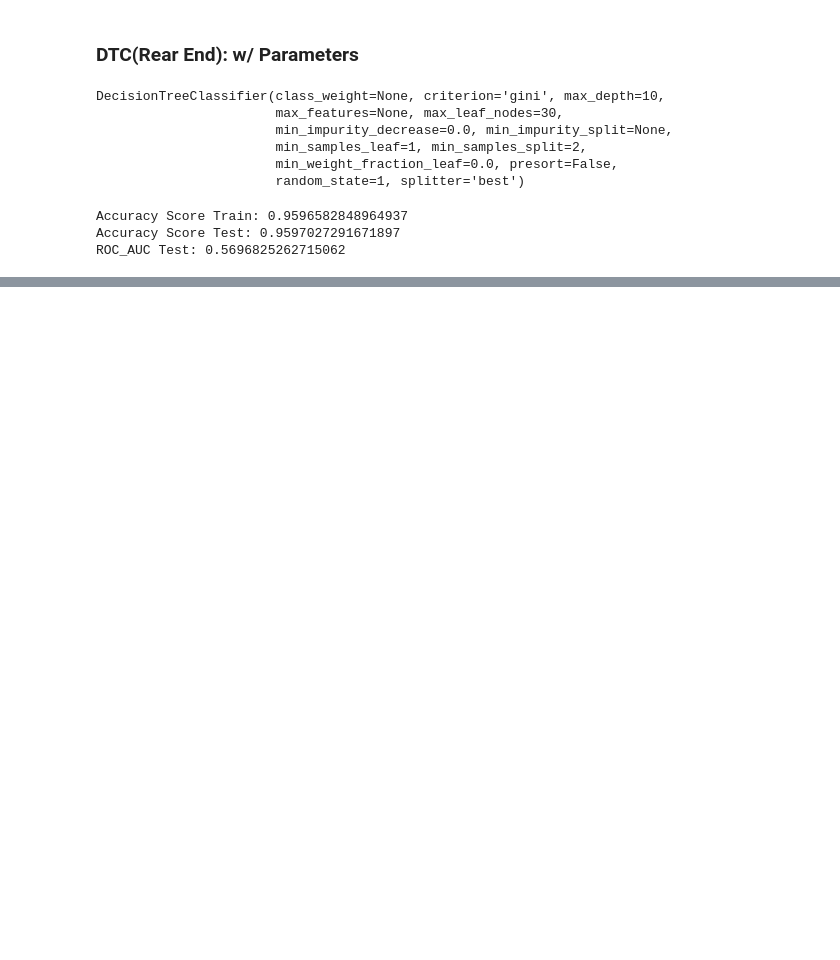
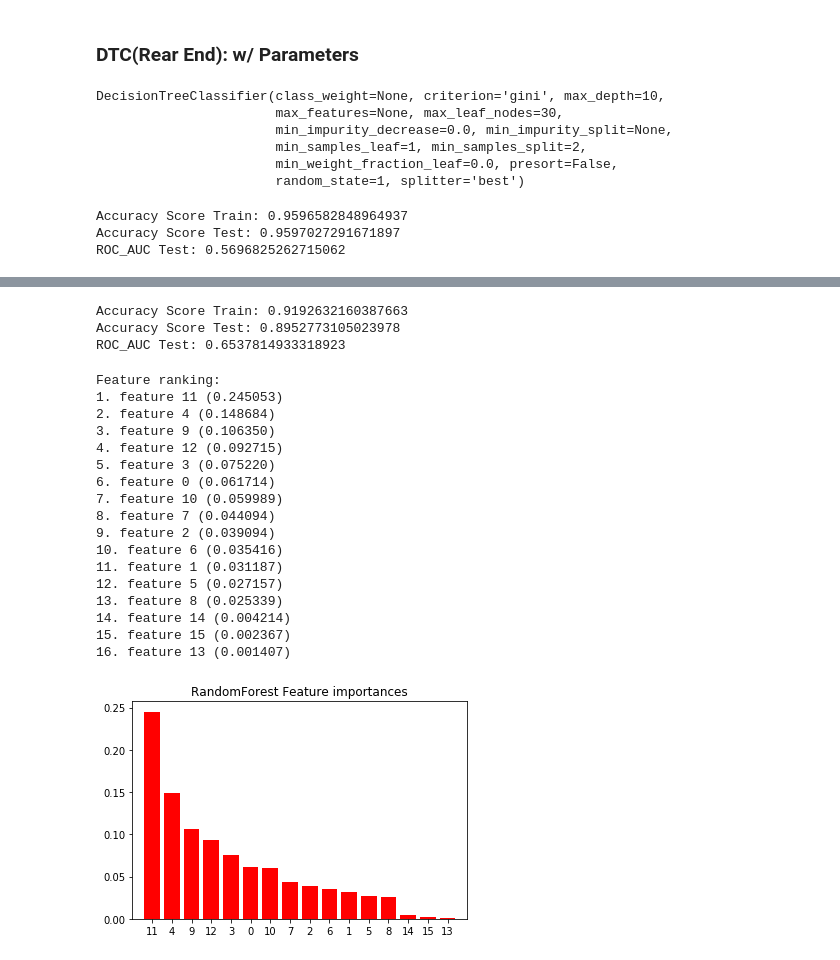
Before and after one commit to LeDorean/Chicago_car_crash_prediction, a Jupyter notebook: notebooks/Rd2.ipynb, the cells around one changed output, grey strips where cells are left out. Cells and saved outputs as stored; diff of their text form; code cells hidden in the pictures; blank space fills up the shorter version.

Commit message:
Random Forest Classifier done

```diff
--- a/notebooks/Rd2.ipynb
+++ b/notebooks/Rd2.ipynb
@@ -347,0 +350,4 @@ ROC_AUC Test: 0.5696825262715062
+# %%
+rf = RandomForestClassifier(class_weight='balanced', random_state=1)
+X_train, X_test, y_train, y_test = train_test_split(X, y, test_size=0.20, random_state=42, stratify=y)
+rf.fit(X_train, y_train)
@@ -347,0 +365,46 @@ ROC_AUC Test: 0.5696825262715062
+# %%
+print(f'Accuracy Score Train: {accuracy_score(y_train, y_train_pred)}')
+print(f'Accuracy Score Test: {accuracy_score(y_test, y_test_pred)}')
+print(f'ROC_AUC Test: {roc_auc_score(y_test, y_test_pred)}')
+# ROC_AUC: It tells how much a model is capable of distinguishing between classes.
+# %% [output]
+Accuracy Score Train: 0.9192632160387663
+Accuracy Score Test: 0.8952773105023978
+ROC_AUC Test: 0.6537814933318923
+# %%
+importances = rf.feature_importances_
+indices = np.argsort(importances)[::-1]
+
+# Print the feature ranking
+print("Feature ranking:")
+
+for f in range(X.shape[1]):
+    print("%d. feature %d (%f)" % (f + 1, indices[f], importances[indices[f]]))
+
+# Plot the feature importances of the forest
+plt.figure()
+plt.title("RandomForest Feature importances")
+plt.bar(range(X.shape[1]), importances[indices],
+       color="r", align="center")
+plt.xticks(range(X.shape[1]), indices)
+plt.xlim([-1, X.shape[1]])
+plt.show()
+# %% [output]
+Feature ranking:
+1. feature 11 (0.245053)
+2. feature 4 (0.148684)
+3. feature 9 (0.106350)
+4. feature 12 (0.092715)
+5. feature 3 (0.075220)
+6. feature 0 (0.061714)
+7. feature 10 (0.059989)
+8. feature 7 (0.044094)
+9. feature 2 (0.039094)
+10. feature 6 (0.035416)
+11. feature 1 (0.031187)
+12. feature 5 (0.027157)
+13. feature 8 (0.025339)
+14. feature 14 (0.004214)
+15. feature 15 (0.002367)
+16. feature 13 (0.001407)
+[figure, added]
```
Also changed, not shown: parts of 4 cells of this notebook.
